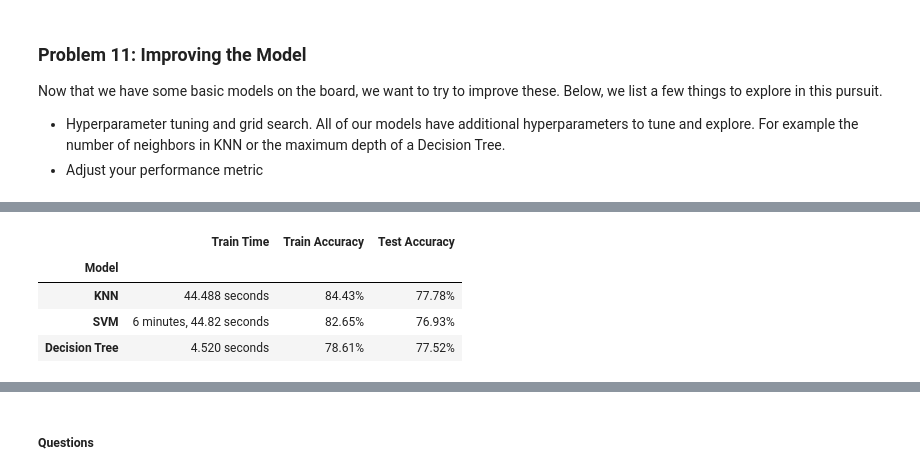
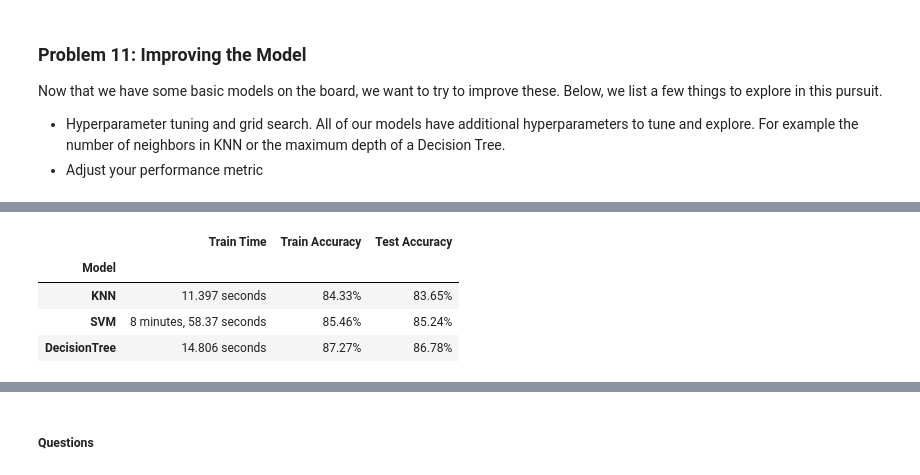
Before and after one commit to vegalopm/ml-assignment-mod17, a Jupyter notebook: prompt_III.ipynb, the cells around one changed output, grey strips where cells are left out. Cells and saved outputs as stored; diff of their text form; code cells hidden in the pictures.

```diff
--- a/prompt_III.ipynb
+++ b/prompt_III.ipynb
@@ -450,12 +469,11 @@ def plot_results(best_values):
         plt.show()
 # %%
 # Grid Search with default scoring of the models.
-# I'm expecting it to not perform as well since the default estimator does not
-# consider an imbalanced Dataset.
+
 models = {
-    'KNN': (KNeighborsClassifier(), {'KNN__n_neighbors': [25, 27, 29], 'KNN__weights': ['uniform', 'distance']}),
-    'SVM': (SVC(max_iter=20_000, tol=1e-3, class_weight='balanced'), {'SVM__C': [1, 1.5, 1.6], 'SVM__kernel': ['linear', 'rbf']}),
-    'DecisionTree': (DecisionTreeClassifier(class_weight='balanced'), {'DecisionTree__max_depth': [3, 5, 7], 'DecisionTree__min_samples_split': [12, 15, 20, 22]})
+    'KNN': (KNeighborsClassifier(), {'KNN__n_neighbors': [27, 29, 30, 31], 'KNN__weights': ['uniform', 'distance']}),
+    'SVM': (SVC(max_iter=20_000, tol=1e-3), {'SVM__C': [1, 1.5, 1.6], 'SVM__kernel': ['linear', 'rbf'], 'SVM__class_weight': ['balanced', {0: 1, 1: 15}]}),
+    'DecisionTree': (DecisionTreeClassifier(), {'DecisionTree__max_depth': [None, 1, 5, 7, 9], 'DecisionTree__min_samples_split': [12, 15, 20, 22], 'DecisionTree__class_weight': ['balanced', {0: 1, 1: 15}})
 }
 
 results_default_scoring, best_values_default = grid_search(models)
@@ -489,8 +507,8 @@ Model: DecisionTree, Best params: {'DecisionTree__max_depth': 3, 'DecisionTree__
 # This should perform better with an imbalanced Dataset.
 models = {
     'KNN': (KNeighborsClassifier(), {'KNN__n_neighbors': [1, 3, 5, 7], 'KNN__weights': ['uniform', 'distance']}),
-    'SVM': (SVC(max_iter=20_000, tol=1e-3, class_weight='balanced'), {'SVM__C': [2, 3, 5, 10], 'SVM__kernel': ['linear', 'rbf']}),
-    'DecisionTree': (DecisionTreeClassifier(class_weight='balanced'), {'DecisionTree__max_depth': [None, 6, 7, 10, 12], 'DecisionTree__min_samples_split': [10, 12, 15, 20, 22]})
+    'SVM': (SVC(max_iter=20_000, tol=1e-3), {'SVM__C': [0.1, 1, 2], 'SVM__kernel': ['linear', 'rbf']}),
+    'DecisionTree': (DecisionTreeClassifier(), {'DecisionTree__max_depth': [None, 6, 7, 10, 12], 'DecisionTree__min_samples_split': [10, 12, 15, 20, 22], 'DecisionTree__class_weight': ['balanced', {0: 1, 1: 15}})
 }
 
 results_f1_scoring, best_values_f1 = grid_search(models, scoring='f1')
@@ -522,24 +540,23 @@ Model: Decision Tree, Best params: {'max_depth': 7, 'min_samples_split': 22}
 # %%
 # Grid Search with scoring set to 'roc_auc'.
-# This should perform better with an imbalanced Dataset. Let's see how it
-# performs compared to 'f1'.
+
 models = {
-    'KNN': (KNeighborsClassifier(), {'n_neighbors': [27, 29, 31], 'weights': ['uniform', 'distance']}),
-    'SVM': (SVC(max_iter=20_000, tol=1e-3, class_weight='balanced'), {'C': [0.1, 0.5, 1, 1.5], 'kernel': ['linear', 'rbf']}),
-    'Decision Tree': (DecisionTreeClassifier(class_weight='balanced'), {'max_depth': [None, 5, 7, 10, 12], 'min_samples_split': [10, 12, 15, 20, 22]})
+    'KNN': (KNeighborsClassifier(), {'KNN__n_neighbors': [27, 29, 31], 'KNN__weights': ['uniform', 'distance']}),
+    'SVM': (SVC(max_iter=20_000, tol=1e-3), {'SVM__C': [0.1, 0.5, 1, 1.5], 'SVM__kernel': ['linear', 'rbf'], 'SVM__class_weight': ['balanced', {0: 1, 1: 15}]}),
+    'DecisionTree': (DecisionTreeClassifier(), {'DecisionTree__max_depth': [None, 5, 7, 10, 12], 'DecisionTree__min_samples_split': [10, 12, 15, 20, 22], 'DecisionTree__class_weight': ['balanced', {0: 1, 1: 15}})
 }
 
 results_roc_auc_scoring, best_values_roc_auc = grid_search(models, scoring='roc_auc')
 
 results_roc_auc_scoring_df = pd.DataFrame(results_roc_auc_scoring)
 results_roc_auc_scoring_df.set_index('Model', inplace=True)
 results_roc_auc_scoring_df
 # %% [output]
 |  | Train Time | Train Accuracy | Test Accuracy |
 | Model |  |  |  |
-| KNN | 44.488 seconds | 84.43% | 77.78% |
-| SVM | 6 minutes, 44.82 seconds | 82.65% | 76.93% |
-| Decision Tree | 4.520 seconds | 78.61% | 77.52% |
+| KNN | 11.397 seconds | 84.33% | 83.65% |
+| SVM | 8 minutes, 58.37 seconds | 85.46% | 85.24% |
+| DecisionTree | 14.806 seconds | 87.27% | 86.78% |
 # %%
 plot_results(best_values_roc_auc)
 # %% [output]
```
Also changed, not shown: parts of 11 cells of this notebook.
